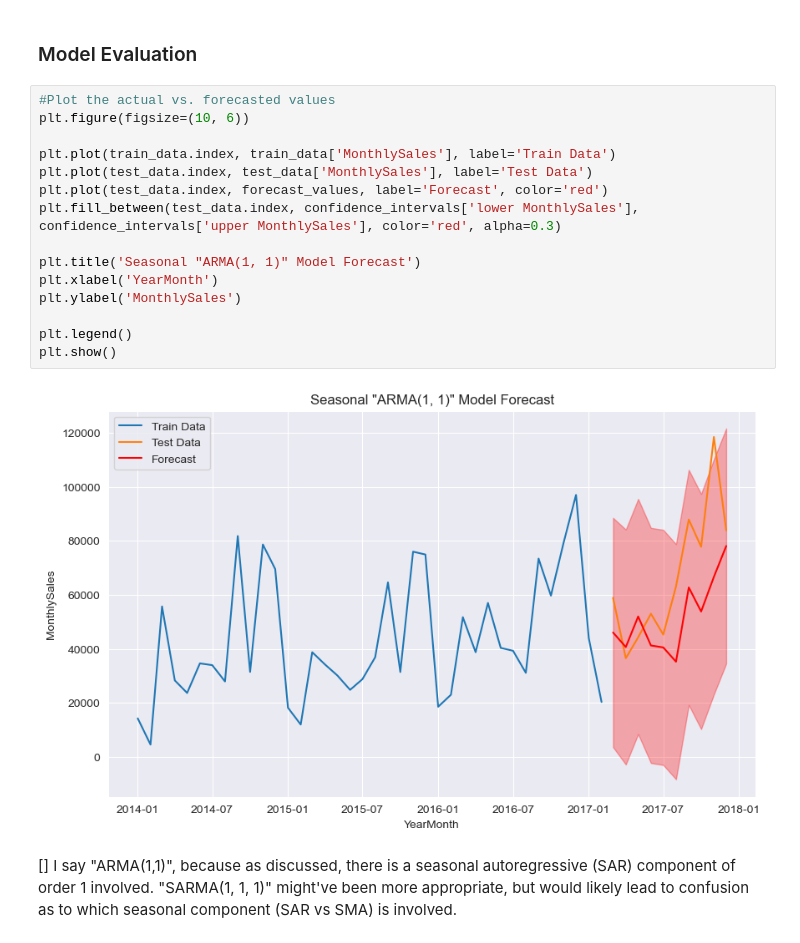
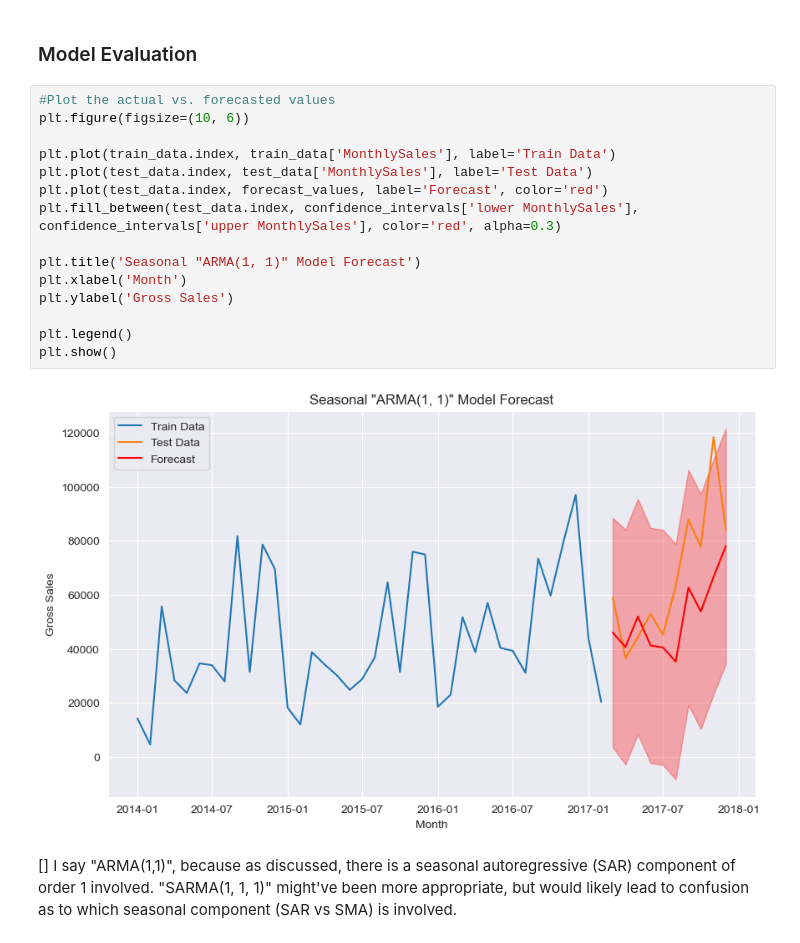
Before and after one commit to Road2Data/P4-Superstore-Sales, a Jupyter notebook: analyses/anlaysis_time_series.ipynb, the cells around one changed output. Cells and saved outputs as stored; diff of their text form.

```diff
--- a/analyses/temporal_analysis.ipynb
+++ b/analyses/anlaysis_time_series.ipynb
@@ -247,20 +243,20 @@ confidence_intervals = forecast.conf_int()
 # %%
 #Plot the actual vs. forecasted values
 plt.figure(figsize=(10, 6))
 
 plt.plot(train_data.index, train_data['MonthlySales'], label='Train Data')
 plt.plot(test_data.index, test_data['MonthlySales'], label='Test Data')
 plt.plot(test_data.index, forecast_values, label='Forecast', color='red')
 plt.fill_between(test_data.index, confidence_intervals['lower MonthlySales'], confidence_intervals['upper MonthlySales'], color='red', alpha=0.3)
 
 plt.title('Seasonal "ARMA(1, 1)" Model Forecast')
-plt.xlabel('YearMonth')
-plt.ylabel('MonthlySales')
+plt.xlabel('Month')
+plt.ylabel('Gross Sales')
 
 plt.legend()
 plt.show()
 # %% [output]
-[figure, old version]
+[figure, new version]
 # %% [markdown]
 [] I say "ARMA(1,1)", because as discussed, there is a seasonal autoregressive (SAR) component of order 1 involved. "SARMA(1, 1, 1)" might've been more appropriate, but would likely lead to confusion as to which seasonal component (SAR vs SMA) is involved.
 # %%
```
Also changed, not shown: parts of 6 cells of this notebook, 3 other files.
